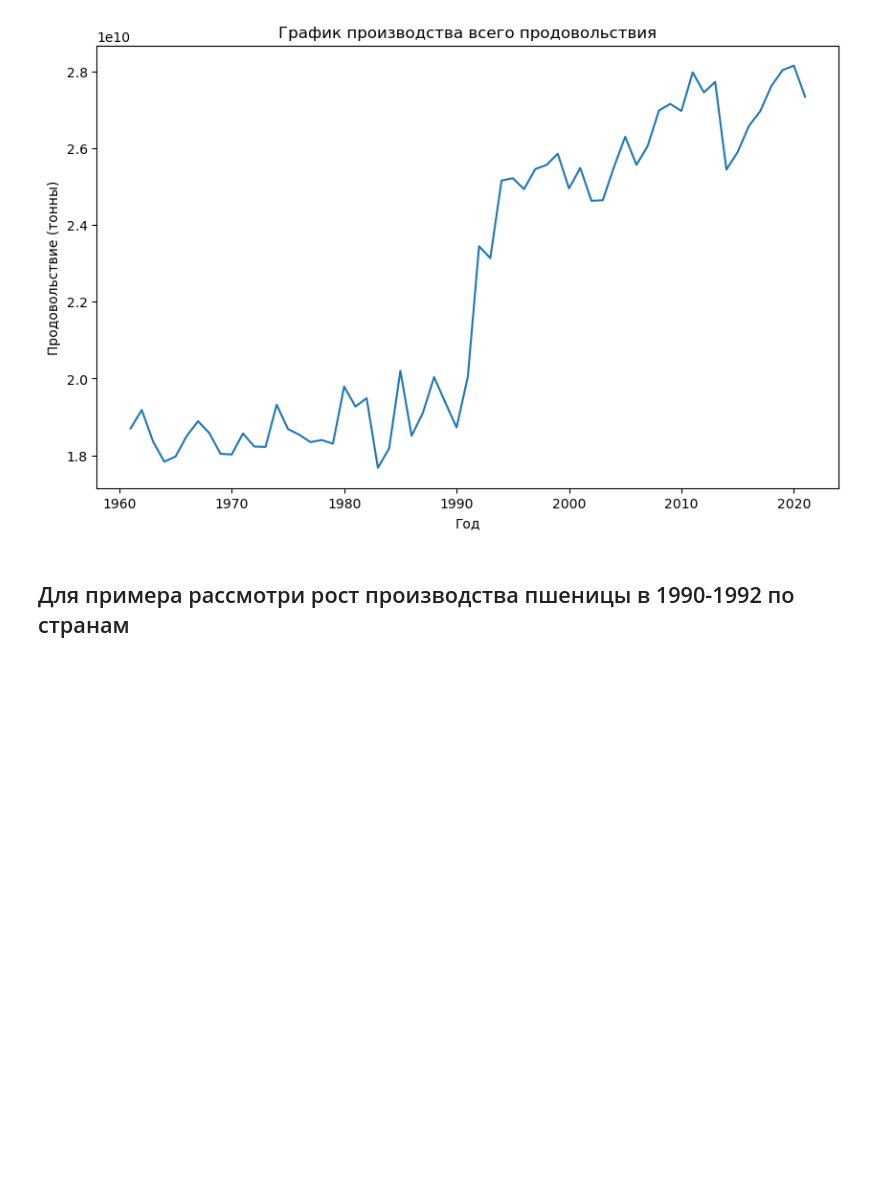
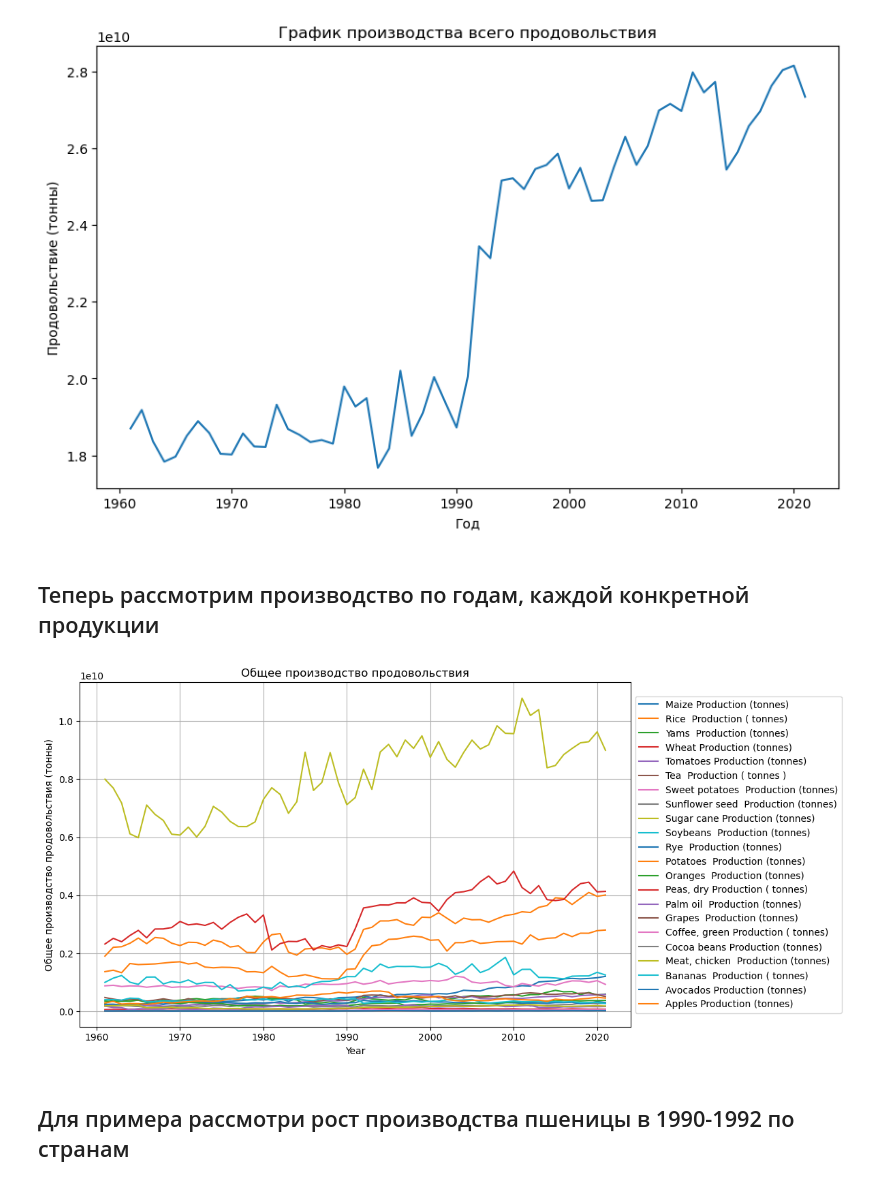
Before and after one commit to 5l1me/food_analysis, a Jupyter notebook: note_2.ipynb, the cells around one changed output. Saved outputs shown, nothing was run; the diff lists cells and outputs as text; code cells hidden in the pictures; blank space fills up the shorter version.

```diff
--- a/note_2.ipynb
+++ b/note_2.ipynb
@@ -142,6 +146,22 @@ plt.ylabel('Продовольствие (тонны)')
 plt.show()
 # %% [output]
 [figure]
+# %% [markdown]
+## Теперь рассмотрим производство по годам, каждой конкретной продукции
+# %%
+plt.figure(figsize=(12, 6))  # устанавливаем размер графика
+for col in food_columns:
+    temp = df.groupby('Year')[col].sum()
+    plt.plot(temp.index, temp.values, label=col)
+plt.xlabel('Year')
+plt.ylabel('Общее производство продовольствия (тонны)')
+plt.title('Общее производство продовольствия')
+plt.legend(loc='center left', bbox_to_anchor=(1, 0.5), prop={'size': 10})  # изменяем размер и положение легенды
+plt.grid()
+plt.tight_layout()
+plt.show()
+# %% [output]
+[figure, added]
 # %% [markdown]
 ## Для примера рассмотри рост производства пшеницы в 1990-1992 по странам
 # %%
```
Also changed, not shown: parts of 4 cells of this notebook.
